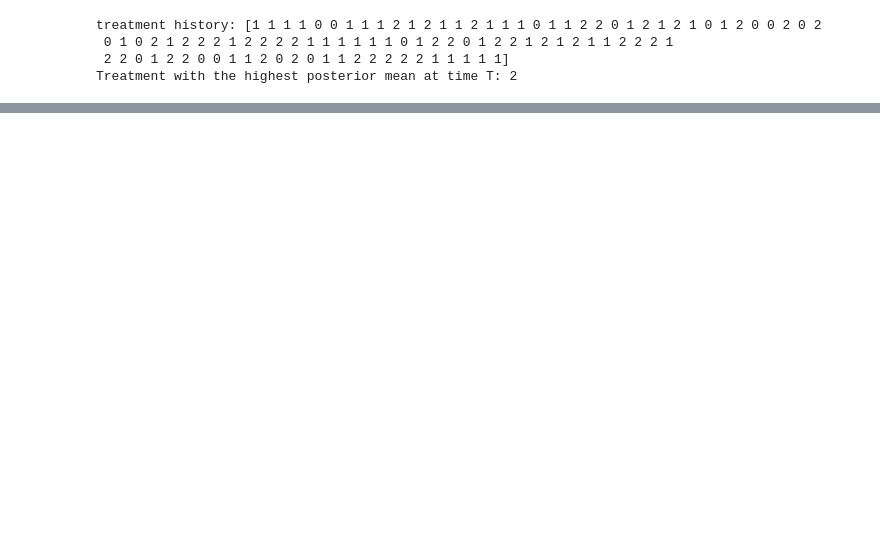
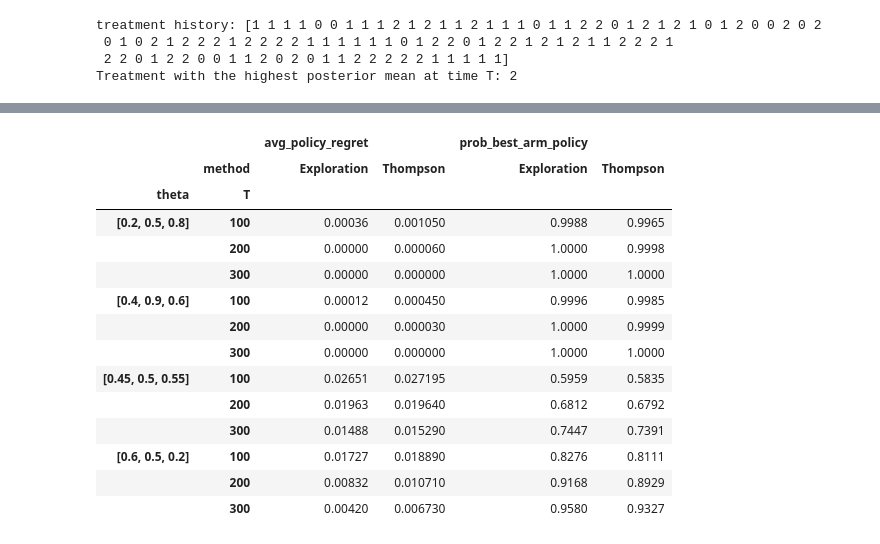
Before and after one commit to emilyfu1/assignments_ML, a Jupyter notebook: EmilyFu_A4.ipynb, the cells around one changed output, grey strips where cells are left out. Cells and saved outputs as stored; diff of their text form; code cells hidden in the pictures; blank space fills up the shorter version.

```diff
--- a/EmilyFu_A4.ipynb
+++ b/EmilyFu_A4.ipynb
@@ -386,0 +448,40 @@ and the probability of choosing the best arm, $P(d^{*}_{T} = \text{argmax}_d \th
+# %%
+# create a dataframe to display the average policy regret and probability
+# of selecting the best treatment for each theta, T, and method
+rows = []
+for theta in thetas_threearm:
+    theta_key = tuple(theta)
+    for T in T_multiple:
+        for method_name in methods:
+            out = results[(theta_key, T, method_name)]
+            rows.append({
+                'theta': str(list(theta_key)),
+                'T': T,
+                'method': method_name,
+                'avg_policy_regret': out['avg_policy_regret'],
+                'prob_best_arm_policy': out['prob_best_arm_policy']})
+
+df = pd.DataFrame(rows)
+
+table = df.pivot_table(
+    index=['theta', 'T'],
+    columns='method',
+    values=['avg_policy_regret', 'prob_best_arm_policy'])
+
+display(table)
+# %% [output]
+|  |  | avg_policy_regret |  | prob_best_arm_policy |  |
+|  | method | Exploration | Thompson | Exploration | Thompson |
+| theta | T |  |  |  |  |
+| [0.2, 0.5, 0.8] | 100 | 0.00036 | 0.001050 | 0.9988 | 0.9965 |
+|  | 200 | 0.00000 | 0.000060 | 1.0000 | 0.9998 |
+|  | 300 | 0.00000 | 0.000000 | 1.0000 | 1.0000 |
+| [0.4, 0.9, 0.6] | 100 | 0.00012 | 0.000450 | 0.9996 | 0.9985 |
+|  | 200 | 0.00000 | 0.000030 | 1.0000 | 0.9999 |
+|  | 300 | 0.00000 | 0.000000 | 1.0000 | 1.0000 |
+| [0.45, 0.5, 0.55] | 100 | 0.02651 | 0.027195 | 0.5959 | 0.5835 |
+|  | 200 | 0.01963 | 0.019640 | 0.6812 | 0.6792 |
+|  | 300 | 0.01488 | 0.015290 | 0.7447 | 0.7391 |
+| [0.6, 0.5, 0.2] | 100 | 0.01727 | 0.018890 | 0.8276 | 0.8111 |
+|  | 200 | 0.00832 | 0.010710 | 0.9168 | 0.8929 |
+|  | 300 | 0.00420 | 0.006730 | 0.9580 | 0.9327 |
```
Also changed, not shown: parts of 21 cells of this notebook.
